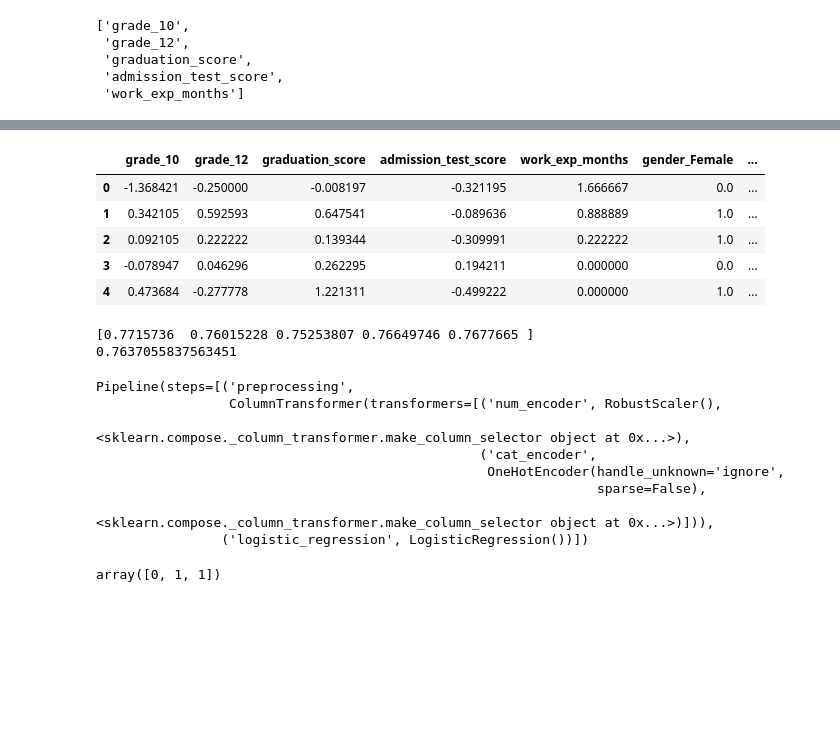
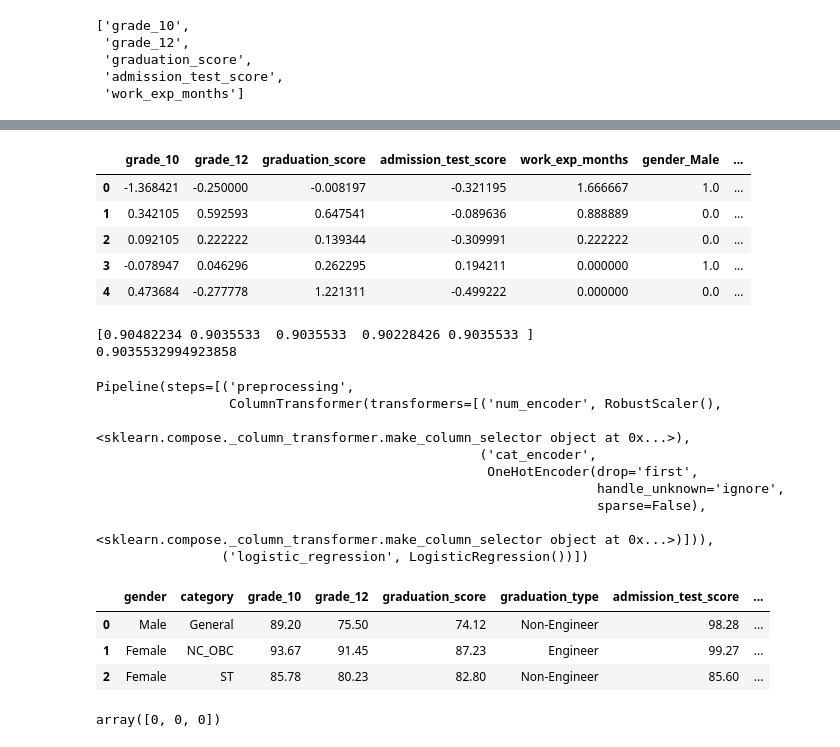
Before and after one commit to ps2122/university_shortlist_prediction_repo, a Jupyter notebook: pipeline_trial.ipynb, the cells around one changed output, grey strips where cells are left out. Saved outputs shown, nothing was run; the diff lists cells and outputs as text; code cells hidden in the pictures; blank space fills up the shorter version.

```diff
--- a/pipeline_trial.ipynb
+++ b/pipeline_trial.ipynb
@@ -106,11 +121,11 @@ pd.DataFrame(final_preprocessor.fit_transform(X)).head()
 # %%
 # Chain the final_preprocessor pipeline with a logistic regression model
-pipe = Pipeline([
+pipe1 = Pipeline([
     ('preprocessing', final_preprocessor),
     ('logistic_regression', LogisticRegression())
 ])
 
-pipe
+pipe1
 # %% [output]
 Pipeline(steps=[('preprocessing',
                  ColumnTransformer(transformers=[('num_encoder', RobustScaler(),
@@ -121,7 +137,7 @@ Pipeline(steps=[('preprocessing',
                                                   <sklearn.compose._column_transformer.make_column_selector object at 0x...>)])),
                 ('logistic_regression', LogisticRegression())])
 # %%
-pipe.fit(X, y5)
+pipe1.fit(X, y1)
 # %% [output]
 Pipeline(steps=[('preprocessing',
                  ColumnTransformer(transformers=[('num_encoder', RobustScaler(),
@@ -146,6 +164,6 @@ pipe['preprocessing'].transformers_
   ['gender', 'category', 'graduation_type'])]
 # %%
-col_num = pipe['preprocessing'].transformers_[0][2]
+col_num = pipe1['preprocessing'].transformers_[0][2]
 col_num
 # %% [output]
 ['grade_10',
@@ -162,5 +179,5 @@ array(['gender_Female', 'gender_Male', 'category_EWS', 'category_General',
       dtype=object)
 # %%
-col_cat = list(pipe['preprocessing'].transformers_[1][1].get_feature_names_out())
+col_cat = list(pipe1['preprocessing'].transformers_[1][1].get_feature_names_out())
 col_cat
 # %% [output]
@@ -183,21 +197,21 @@ len(col_preproc)
 # %%
-pd.DataFrame(data=pipe['preprocessing'].fit_transform(X), columns=col_preproc).head()
+pd.DataFrame(data=pipe1['preprocessing'].fit_transform(X), columns=col_preproc).head()
 # %% [output]
-|  | grade_10 | grade_12 | graduation_score | admission_test_score | work_exp_months | gender_Female | ... |
-| 0 | -1.368421 | -0.250000 | -0.008197 | -0.321195 | 1.666667 | 0.0 | ... |
-| 1 | 0.342105 | 0.592593 | 0.647541 | -0.089636 | 0.888889 | 1.0 | ... |
-| 2 | 0.092105 | 0.222222 | 0.139344 | -0.309991 | 0.222222 | 1.0 | ... |
-| 3 | -0.078947 | 0.046296 | 0.262295 | 0.194211 | 0.000000 | 0.0 | ... |
-| 4 | 0.473684 | -0.277778 | 1.221311 | -0.499222 | 0.000000 | 1.0 | ... |
+|  | grade_10 | grade_12 | graduation_score | admission_test_score | work_exp_months | gender_Male | ... |
+| 0 | -1.368421 | -0.250000 | -0.008197 | -0.321195 | 1.666667 | 1.0 | ... |
+| 1 | 0.342105 | 0.592593 | 0.647541 | -0.089636 | 0.888889 | 0.0 | ... |
+| 2 | 0.092105 | 0.222222 | 0.139344 | -0.309991 | 0.222222 | 0.0 | ... |
+| 3 | -0.078947 | 0.046296 | 0.262295 | 0.194211 | 0.000000 | 1.0 | ... |
+| 4 | 0.473684 | -0.277778 | 1.221311 | -0.499222 | 0.000000 | 0.0 | ... |
 # %%
-scores = cross_val_score(pipe, X, y5, cv=5, scoring="accuracy")
+scores = cross_val_score(pipe1, X, y1, cv=5, scoring="accuracy")
 score = scores.mean()
 
 print(scores)
 print(scores.mean())
 # %% [output]
-[0.7715736  0.76015228 0.75253807 0.76649746 0.7677665 ]
-0.7637055837563451
+[0.90482234 0.9035533  0.9035533  0.90228426 0.9035533 ]
+0.9035532994923858
 # %%
 import pickle
 
@@ -207,21 +221,29 @@ with open("pipeline.pkl", "wb") as file:
 # %%
 # Load pipeline from pickle file
-my_pipeline = pickle.load(open("pipeline.pkl", "rb"))
+my_pipeline1 = pickle.load(open("pipeline1.pkl", "rb"))
 
-my_pipeline
+my_pipeline1
 # %% [output]
 Pipeline(steps=[('preprocessing',
                  ColumnTransformer(transformers=[('num_encoder', RobustScaler(),
                                                   <sklearn.compose._column_transformer.make_column_selector object at 0x...>),
                                                  ('cat_encoder',
-                                                  OneHotEncoder(handle_unknown='ignore',
+                                                  OneHotEncoder(drop='first',
+                                                                handle_unknown='ignore',
                                                                 sparse=False),
                                                   <sklearn.compose._column_transformer.make_column_selector object at 0x...>)])),
                 ('logistic_regression', LogisticRegression())])
 # %%
 new_data = pd.read_csv("/Users/prasadsawant/Downloads/new_data.csv")
+# %%
+new_data
+# %% [output]
+|  | gender | category | grade_10 | grade_12 | graduation_score | graduation_type | admission_test_score | ... |
+| 0 | Male | General | 89.20 | 75.50 | 74.12 | Non-Engineer | 98.28 | ... |
+| 1 | Female | NC_OBC | 93.67 | 91.45 | 87.23 | Engineer | 99.27 | ... |
+| 2 | Female | ST | 85.78 | 80.23 | 82.80 | Non-Engineer | 85.60 | ... |
 # %%
-predicted_class = my_pipeline.predict(new_data)
+predicted_class = my_pipeline1.predict(new_data)
 predicted_class
 # %% [output]
-array([0, 1, 1])
+array([0, 0, 0])
```
Also changed, not shown: parts of 12 cells of this notebook, 3 other files.
